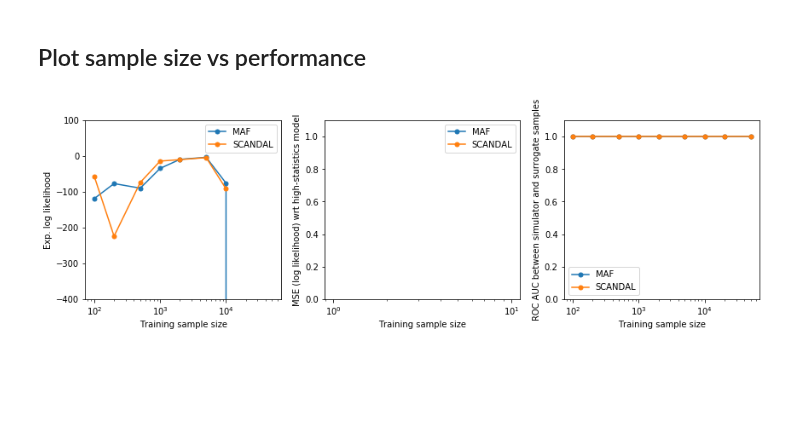
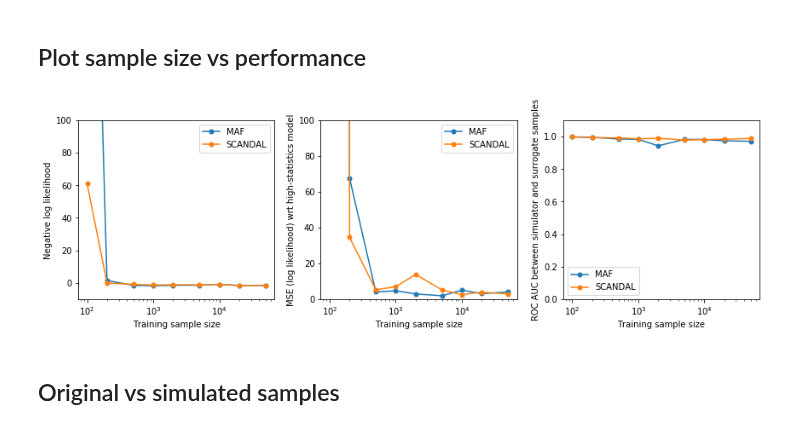
Before and after one commit to johannbrehmer/goldmine, a Jupyter notebook: goldmine/evaluation/epidemiology_performance.ipynb, the cells around one changed output. Cells and saved outputs as stored; diff of their text form; code cells hidden in the pictures; blank space fills up the shorter version.

```diff
--- a/goldmine/evaluation/epidemiology_performance.ipynb
+++ b/goldmine/evaluation/epidemiology_performance.ipynb
@@ -8,7 +9,7 @@ from sklearn.metrics import mean_squared_error
 # %% [markdown]
 ## Data
 # %%
-sample_sizes = [100, 200, 500, 1000, 2000, 5000, 10000] #, 20000, 50000]
+sample_sizes = [100, 200, 500, 1000, 2000, 5000, 10000, 20000, 50000]
 methods = ['maf', 'scandal']
 method_labels = ['MAF', 'SCANDAL']
 # %%
@@ -17,9 +18,9 @@ log_likelihood_mses = []
 roc_aucs = []
 
 log_likelihood_reference = np.load(
-    '../data/results/epidemiology/scandal/epidemiology_scandal_trainingsamplesize_10000_test_log_p_hat.npy'
-    #'../data/results/epidemiology/scandal/epidemiology_scandal_test_log_p_hat.npy'
+    '../data/results/epidemiology/scandal/log_p_hat_test.npy'
 )
+print(log_likelihood_reference)
 
 for method in methods:
     log_likelihood_mses_this_method = []
@@ -28,12 +29,12 @@ for method in methods:
 
     for sample_size in sample_sizes:
         log_likelihood = np.load('../data/results/epidemiology/' + method
-                                 + '/epidemiology_' + method + '_trainingsamplesize_'
-                                 + str(sample_size) + '_test_log_p_hat.npy')
+                                 + '/log_p_hat_test_trainingsamplesize_'
+                                 + str(sample_size) + '.npy')
         print(sample_size, np.mean(log_likelihood))
         roc_auc = np.load('../data/results/epidemiology/' + method
-                          + '/epidemiology_' + method + '_trainingsamplesize_' + str(sample_size)
-                          + '_roc_auc_surrogate_vs_simulator.npy')
+                          + '/roc_auc_surrogate_vs_simulator_trainingsamplesize_' + str(sample_size)
+                          + '.npy')
 
         try:
             mse = mean_squared_error(log_likelihood_reference, log_likelihood)
@@ -108,15 +84,15 @@ fig = plt.figure(figsize=(12,4))
 ax = plt.subplot(1,3,1)
 
 for m, method in enumerate(method_labels):
-    plt.plot(sample_sizes, expected_log_likelihoods[m],
+    plt.plot(sample_sizes, - expected_log_likelihoods[m],
              lw=1.5, ls='-', marker='o', ms=5.,
              label=method)
 
     plt.legend()
 
     plt.xlabel('Training sample size')
-    plt.ylabel('Exp. log likelihood')
-    plt.ylim(-400.,100.)
+    plt.ylabel('Negative log likelihood')
+    plt.ylim(-10.,100.)
     ax.set_xscale("log", nonposx='clip')
 
 
@@ -128,32 +104,34 @@ for m, method in enumerate(method_labels):
              lw=1.5, ls='-', marker='o', ms=5.,
              label=method)
 
     plt.legend()
 
     plt.xlabel('Training sample size')
     plt.ylabel('MSE (log likelihood) wrt high-statistics model')
-    plt.ylim(0.,1.1)
+    plt.ylim(0.,100.)
     ax.set_xscale("log", nonposx='clip')
 
 
 
 ax = plt.subplot(1,3,3)
 
 for m, method in enumerate(method_labels):
     plt.plot(sample_sizes, roc_aucs[m],
              lw=1.5, ls='-', marker='o', ms=5.,
              label=method)
 
     plt.legend()
 
     plt.xlabel('Training sample size')
     plt.ylabel('ROC AUC between simulator and surrogate samples')
     plt.ylim(0.,1.1)
     ax.set_xscale("log", nonposx='clip')
 
 
 
 plt.tight_layout()
 plt.show()
 # %% [output]
-[figure, old version]
+[figure, new version]
+# %% [markdown]
+## Original vs simulated samples
```
Also changed, not shown: parts of 7 cells of this notebook, 4 other files.
